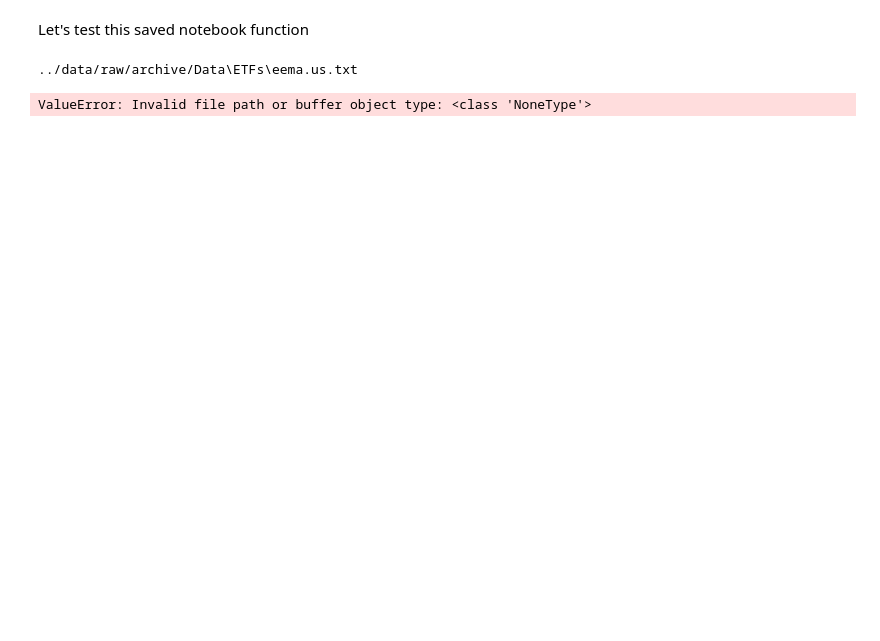
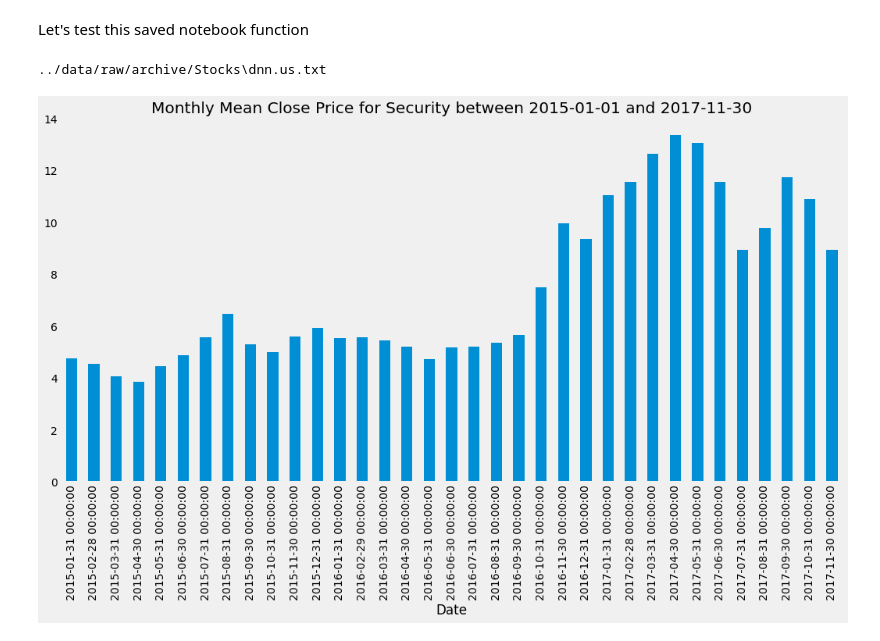
Before and after one commit to ubco-W2021T1-data301/project-group21-project, a Jupyter notebook: notebooks/analysis3.ipynb, the cells around one changed output. Saved outputs shown, nothing was run; the diff lists cells and outputs as text; code cells hidden in the pictures; blank space fills up the shorter version.

Commit message:
fixed function in analysis 3.

```diff
--- a/notebooks/analysis3.ipynb
+++ b/notebooks/analysis3.ipynb
@@ -334,11 +334,8 @@ import project_functions3
 # %%
 path = '../data/raw/archive/'
 start = '2015-01-01'
 end = '2017-11-30'
-df = project_functions3.random_pick(path)
+df = load_and_process(path, start, end)
 # %% [output]
-../data/raw/archive/Data\ETFs\eema.us.txt
+../data/raw/archive/Stocks\dnn.us.txt
+[figure, added]
-# %%
-security = project_functions3.load_and_process(df, start , end)
-# %% [output]
-ValueError: Invalid file path or buffer object type: <class 'NoneType'>
```
Also changed, not shown: parts of 2 cells of this notebook, 2 other files.
